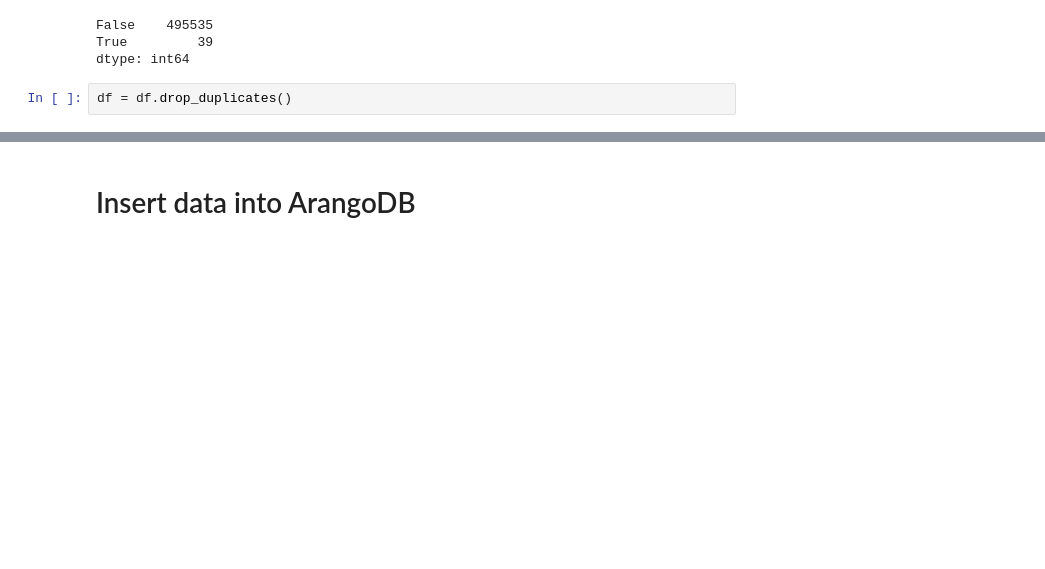
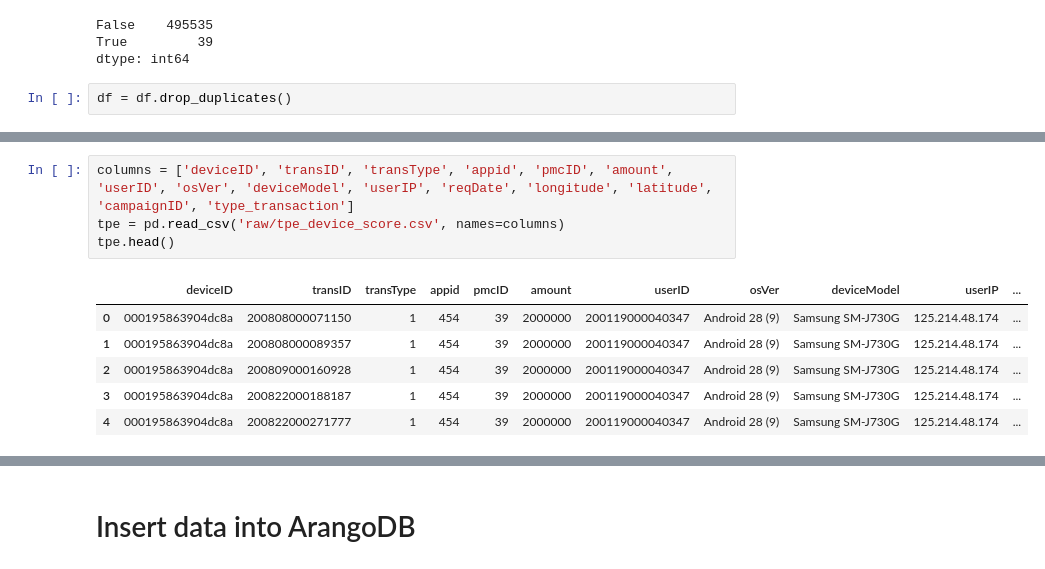
Before and after one commit to anthonyhungnguyen/internship, a Jupyter notebook: module-4-final/data/UsersDevices.ipynb, the cells around one changed output, grey strips where cells are left out. Cells and saved outputs as stored; diff of their text form; blank space fills up the shorter version.

```diff
--- a/module-4-final/data/UsersDevices.ipynb
+++ b/module-4-final/data/UsersDevices.ipynb
@@ -62,0 +82,11 @@ df = df.drop_duplicates()
+# %%
+columns = ['deviceID', 'transID', 'transType', 'appid', 'pmcID', 'amount', 'userID', 'osVer', 'deviceModel', 'userIP', 'reqDate', 'longitude', 'latitude', 'campaignID', 'type_transaction']
+tpe = pd.read_csv('raw/tpe_device_score.csv', names=columns)
+tpe.head()
+# %% [output]
+|  | deviceID | transID | transType | appid | pmcID | amount | userID | osVer | deviceModel | userIP | ... |
+| 0 | 000195863904dc8a | 200808000071150 | 1 | 454 | 39 | 2000000 | 200119000040347 | Android 28 (9) | Samsung SM-J730G | 125.214.48.174 | ... |
+| 1 | 000195863904dc8a | 200808000089357 | 1 | 454 | 39 | 2000000 | 200119000040347 | Android 28 (9) | Samsung SM-J730G | 125.214.48.174 | ... |
+| 2 | 000195863904dc8a | 200809000160928 | 1 | 454 | 39 | 2000000 | 200119000040347 | Android 28 (9) | Samsung SM-J730G | 125.214.48.174 | ... |
+| 3 | 000195863904dc8a | 200822000188187 | 1 | 454 | 39 | 2000000 | 200119000040347 | Android 28 (9) | Samsung SM-J730G | 125.214.48.174 | ... |
+| 4 | 000195863904dc8a | 200822000271777 | 1 | 454 | 39 | 2000000 | 200119000040347 | Android 28 (9) | Samsung SM-J730G | 125.214.48.174 | ... |
```
Also changed, not shown: parts of 29 cells of this notebook, 17 other files.
